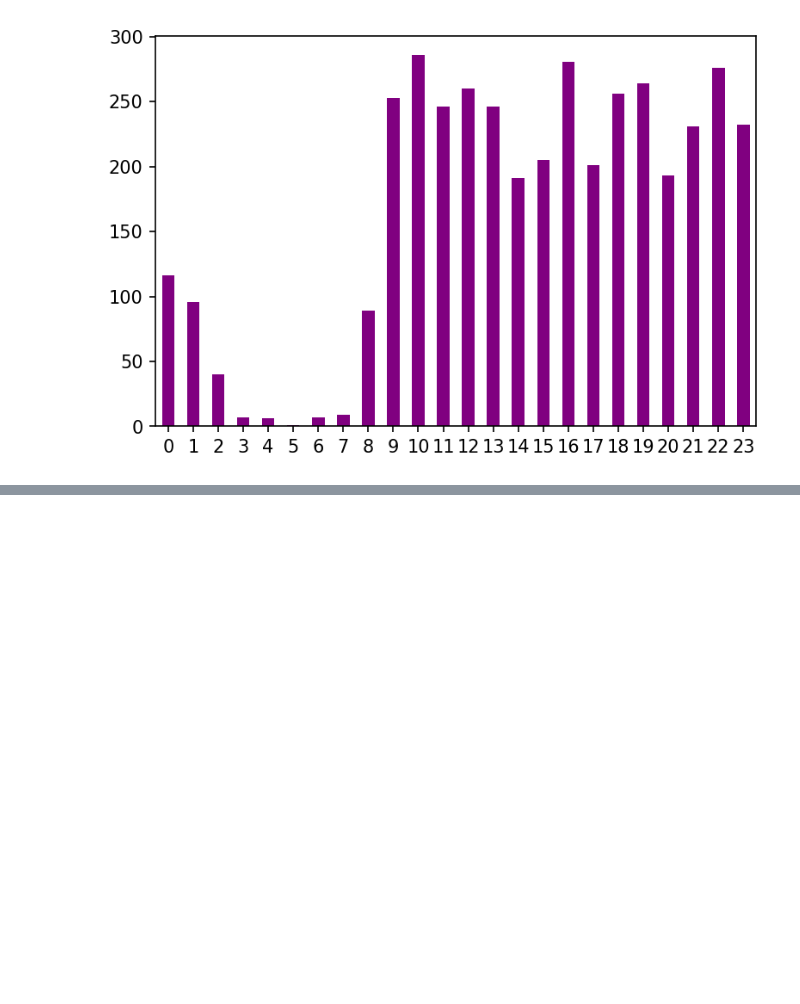
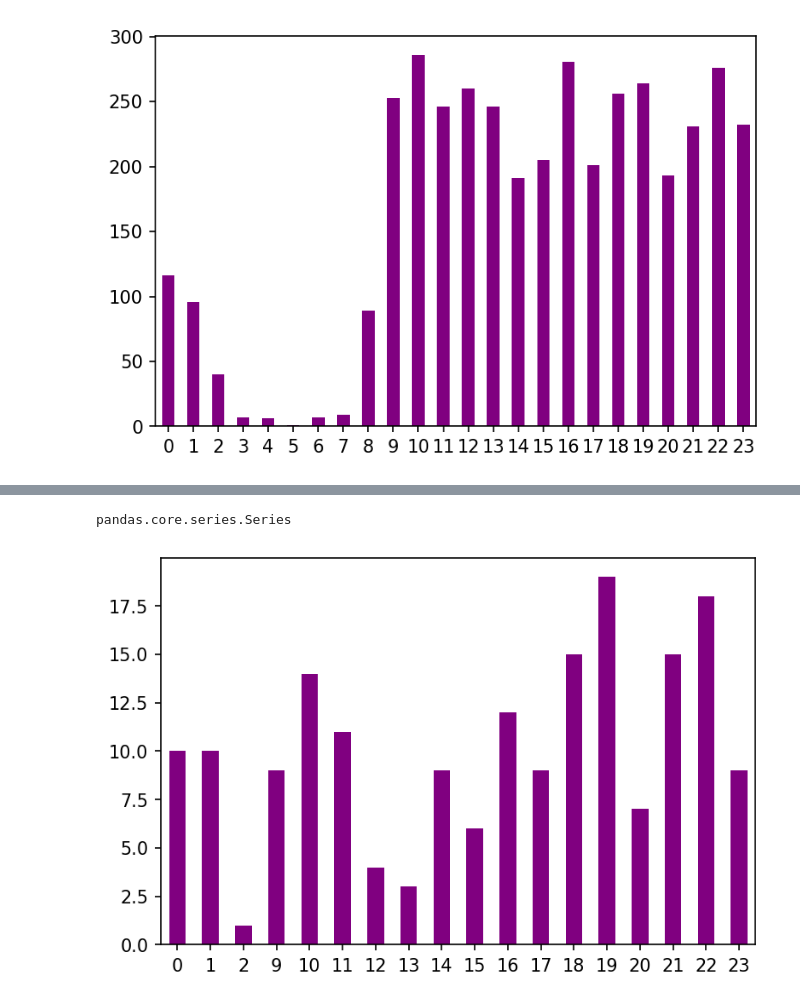
Before and after one commit to SanAntonik/yt_activity_analysis, a Jupyter notebook: explore.ipynb, the cells around one changed output, grey strips where cells are left out. Drawn from its saved outputs; the diff is of its cells as text; code cells hidden in the pictures; blank space fills up the shorter version.

Commit message:
Discover hours of the day you watch videos from a specified channel

```diff
--- a/explore.ipynb
+++ b/explore.ipynb
@@ -58,0 +98,11 @@ hours.plot.bar(color="purple", rot=0)
+# %%
+channel_name_to_look = "Eurovision Song Contest"
+
+df_for_channel = df.loc[df["channel_name"] == channel_name_to_look]
+channel_watch_hs = pd.DatetimeIndex(df_for_channel['time']).hour # get hours from datetime
+channel_watch_hs = channel_watch_hs.value_counts().sort_index() # count on how many videos you clicked and sort hours from 0 to 23
+channel_watch_hs.plot.bar(color="purple", rot=0)
+type(channel_watch_hs)
+# %% [output]
+pandas.core.series.Series
+[figure, added]
```
Also changed, not shown: parts of 5 cells of this notebook.
